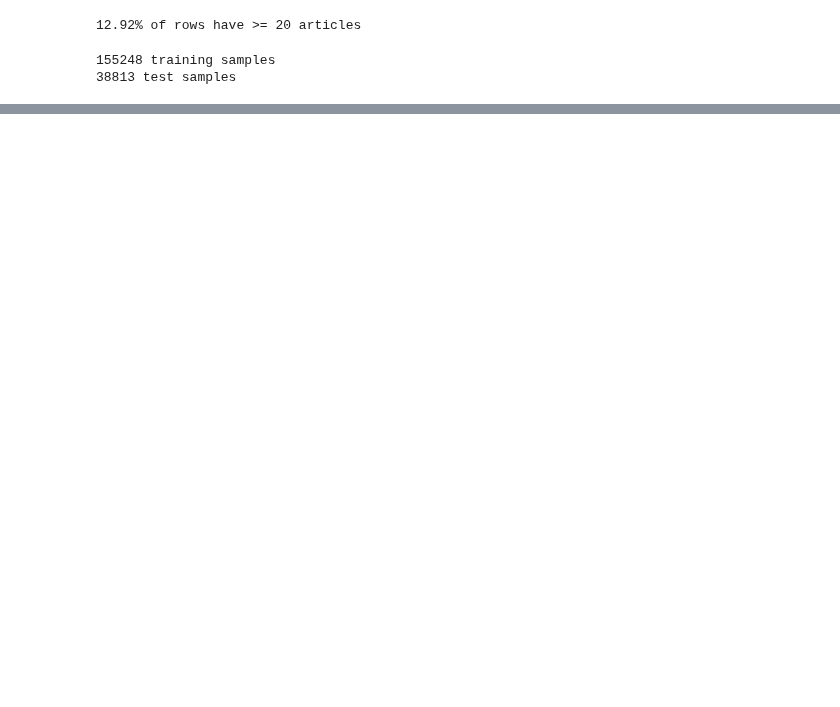
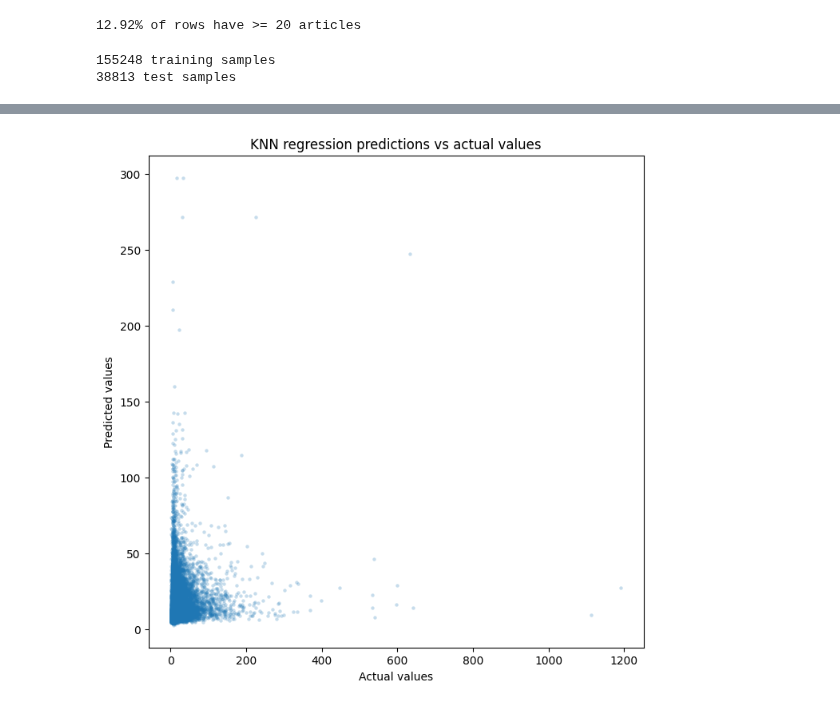
Before and after one commit to AMGrobelnik/MLG-Predicting-Impacful-Events, a Jupyter notebook: text_embedding/LLM_Analysis.ipynb, the cells around one changed output, grey strips where cells are left out. Cells and saved outputs as stored; diff of their text form; code cells hidden in the pictures; blank space fills up the shorter version.

```diff
--- a/text_embedding/LLM_Analysis.ipynb
+++ b/text_embedding/LLM_Analysis.ipynb
@@ -162,0 +150,8 @@ plt.show()
+# %%
+y = df['article_count']
+X_train, X_test, y_train, y_test = train_test_split(x, y, test_size=0.2, random_state=42)
+# %%
+# Standardize the data
+scaler = StandardScaler()
+X_train_scaled = scaler.fit_transform(X_train)
+X_test_scaled = scaler.transform(X_test)
@@ -162,0 +175,13 @@ plt.show()
+# %%
+# Plot the predictions vs the actual values
+plt.figure(figsize=(8, 8))
+
+plt.scatter(y_test, y_pred, alpha=0.25, s=10, linewidths=0)
+plt.xlabel("Actual values")
+
+plt.ylabel("Predicted values")
+plt.title("KNN regression predictions vs actual values")
+
+plt.show()
+# %% [output]
+[figure, added]
```
Also changed, not shown: parts of 9 cells of this notebook, 3 other files.
